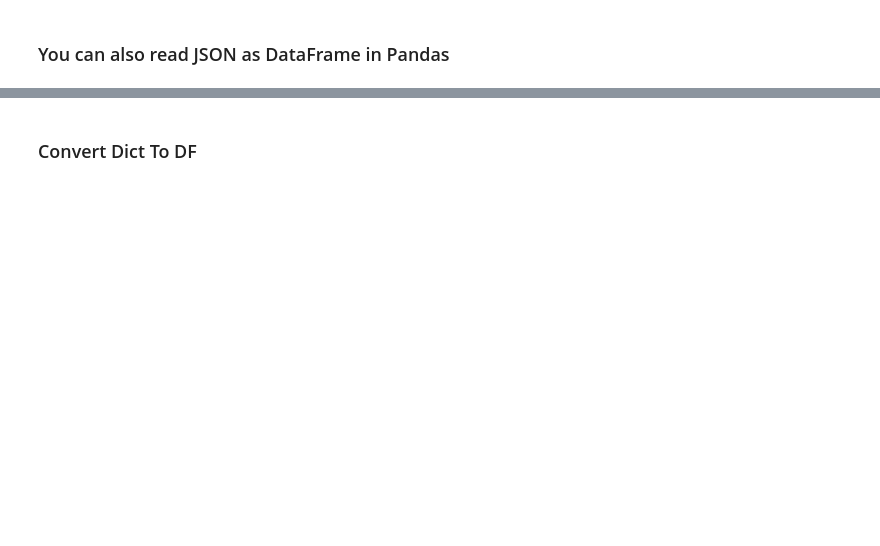
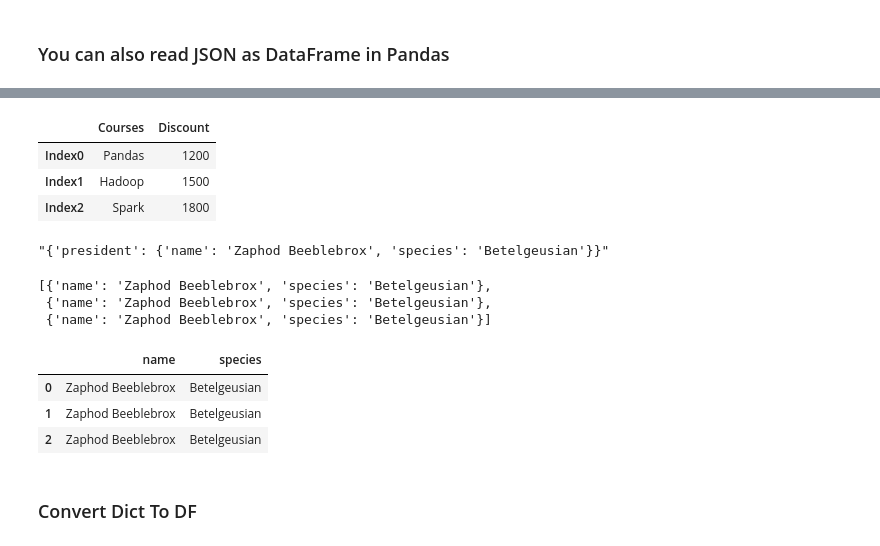
Before and after one commit to danhnguyen123/python-for-data-engineering, a Jupyter notebook: 4. Python for Data Engineering/5.2 Working with file formats.ipynb, the cells around one changed output, grey strips where cells are left out. Cells and saved outputs as stored; diff of their text form; code cells hidden in the pictures; blank space fills up the shorter version.

```diff
--- a/4. Python for Data Engineering/5.2 Working with file formats.ipynb
+++ b/4. Python for Data Engineering/5.2 Working with file formats.ipynb
@@ -96,0 +107,17 @@ print(df2)
+# %%
+df2
+# %% [output]
+|  | Courses | Discount |
+| Index0 | Pandas | 1200 |
+| Index1 | Hadoop | 1500 |
+| Index2 | Spark | 1800 |
+# %%
+str(data)
+# %% [output]
+"{'president': {'name': 'Zaphod Beeblebrox', 'species': 'Betelgeusian'}}"
+# %%
+data
+# %% [output]
+[{'name': 'Zaphod Beeblebrox', 'species': 'Betelgeusian'},
+ {'name': 'Zaphod Beeblebrox', 'species': 'Betelgeusian'},
+ {'name': 'Zaphod Beeblebrox', 'species': 'Betelgeusian'}]
@@ -97,3 +129,10 @@ print(df2)
+# %%
+pd.DataFrame(data)
+# %% [output]
+|  | name | species |
+| 0 | Zaphod Beeblebrox | Betelgeusian |
+| 1 | Zaphod Beeblebrox | Betelgeusian |
+| 2 | Zaphod Beeblebrox | Betelgeusian |
 # %% [markdown]
 ### Convert Dict To DF
 # %%
```
Also changed, not shown: parts of 38 cells of this notebook, 1 other file.
